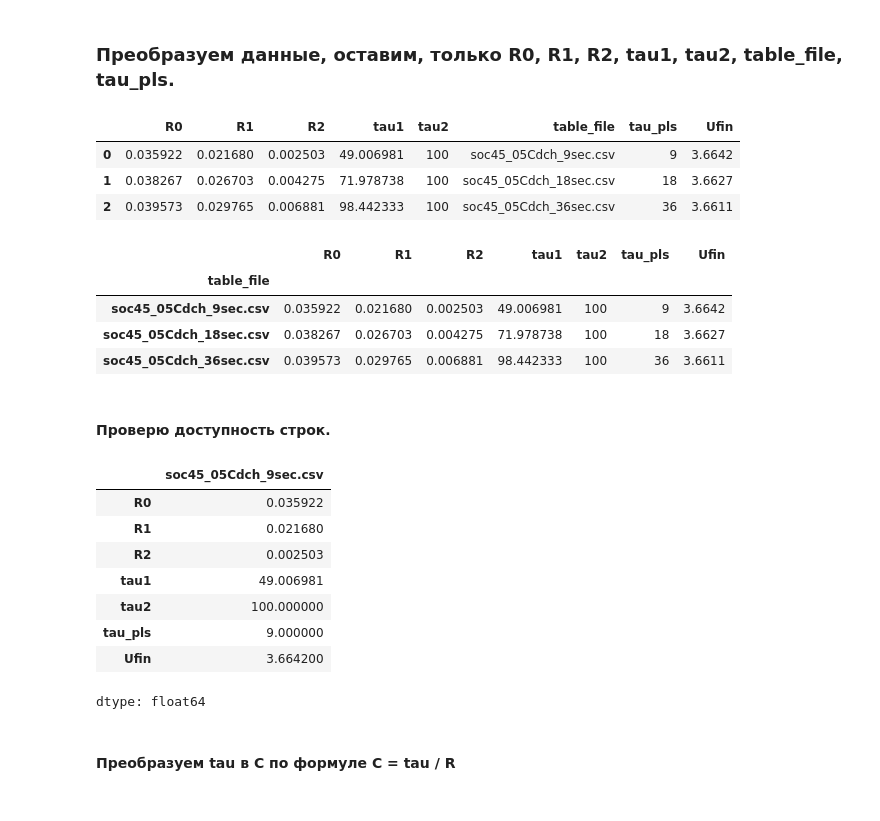
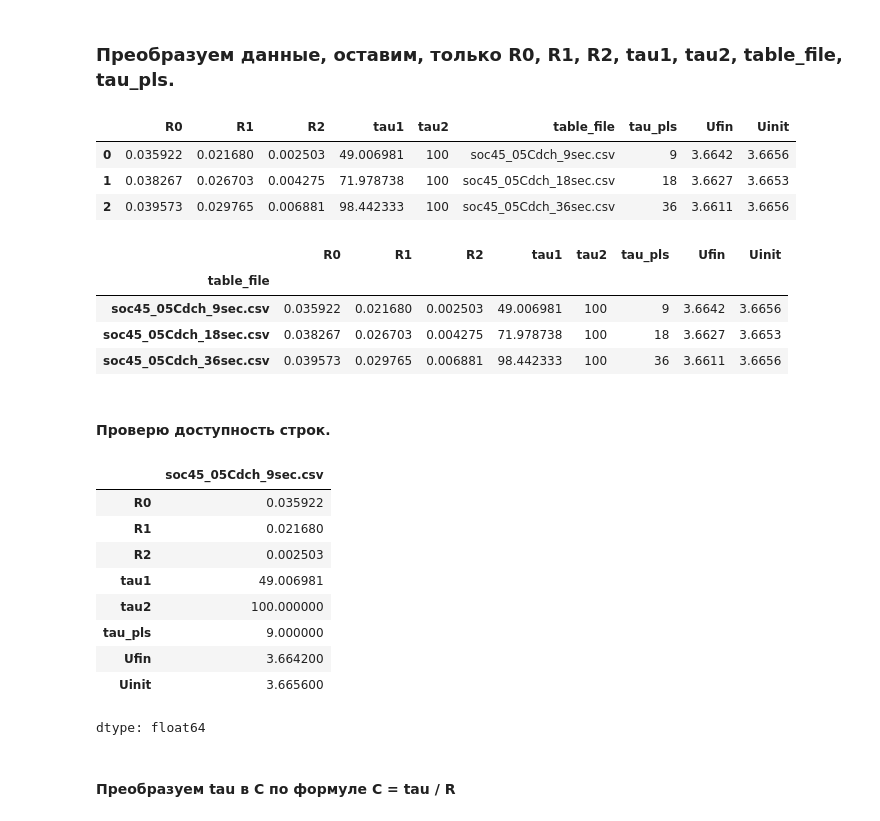
Before and after one commit to Klio-de-Janeiro/MIPT_Li-ion_battaries, a Jupyter notebook: Klim.ipynb, the cells around one changed output. Saved outputs shown, nothing was run; the diff lists cells and outputs as text; code cells hidden in the pictures.

```diff
--- a/Klim.ipynb
+++ b/Klim.ipynb
@@ -79,22 +82,22 @@ first_dataframe.head(3)
 # %%
 y_data_valid = y_data.copy()
 
-y_data_valid = y_data_valid[['R0', 'R1', 'R2', 'tau1', 'tau2', 'table_file', 'tau_pls', 'Ufin']]
+y_data_valid = y_data_valid[['R0', 'R1', 'R2', 'tau1', 'tau2', 'table_file', 'tau_pls', 'Ufin', 'Uinit']]
 y_data_valid.head(3)
 # %% [output]
-|  | R0 | R1 | R2 | tau1 | tau2 | table_file | tau_pls | Ufin |
-| 0 | 0.035922 | 0.021680 | 0.002503 | 49.006981 | 100 | soc45_05Cdch_9sec.csv | 9 | 3.6642 |
-| 1 | 0.038267 | 0.026703 | 0.004275 | 71.978738 | 100 | soc45_05Cdch_18sec.csv | 18 | 3.6627 |
-| 2 | 0.039573 | 0.029765 | 0.006881 | 98.442333 | 100 | soc45_05Cdch_36sec.csv | 36 | 3.6611 |
+|  | R0 | R1 | R2 | tau1 | tau2 | table_file | tau_pls | Ufin | Uinit |
+| 0 | 0.035922 | 0.021680 | 0.002503 | 49.006981 | 100 | soc45_05Cdch_9sec.csv | 9 | 3.6642 | 3.6656 |
+| 1 | 0.038267 | 0.026703 | 0.004275 | 71.978738 | 100 | soc45_05Cdch_18sec.csv | 18 | 3.6627 | 3.6653 |
+| 2 | 0.039573 | 0.029765 | 0.006881 | 98.442333 | 100 | soc45_05Cdch_36sec.csv | 36 | 3.6611 | 3.6656 |
 # %%
 y_data_valid = y_data_valid.set_index('table_file')
 y_data_valid.head(3)
 # %% [output]
-|  | R0 | R1 | R2 | tau1 | tau2 | tau_pls | Ufin |
-| table_file |  |  |  |  |  |  |  |
-| soc45_05Cdch_9sec.csv | 0.035922 | 0.021680 | 0.002503 | 49.006981 | 100 | 9 | 3.6642 |
-| soc45_05Cdch_18sec.csv | 0.038267 | 0.026703 | 0.004275 | 71.978738 | 100 | 18 | 3.6627 |
-| soc45_05Cdch_36sec.csv | 0.039573 | 0.029765 | 0.006881 | 98.442333 | 100 | 36 | 3.6611 |
+|  | R0 | R1 | R2 | tau1 | tau2 | tau_pls | Ufin | Uinit |
+| table_file |  |  |  |  |  |  |  |  |
+| soc45_05Cdch_9sec.csv | 0.035922 | 0.021680 | 0.002503 | 49.006981 | 100 | 9 | 3.6642 | 3.6656 |
+| soc45_05Cdch_18sec.csv | 0.038267 | 0.026703 | 0.004275 | 71.978738 | 100 | 18 | 3.6627 | 3.6653 |
+| soc45_05Cdch_36sec.csv | 0.039573 | 0.029765 | 0.006881 | 98.442333 | 100 | 36 | 3.6611 | 3.6656 |
 # %% [markdown]
 #### Проверю доступность строк.
 # %%
@@ -108,6 +111,7 @@ y_data_valid.loc['soc45_05Cdch_9sec.csv']
 | tau2 | 100.000000 |
 | tau_pls | 9.000000 |
 | Ufin | 3.664200 |
+| Uinit | 3.665600 |
 dtype: float64
 # %% [markdown]
 #### Преобразуем tau в C по формуле C = tau / R
```
Also changed, not shown: parts of 55 cells of this notebook.
